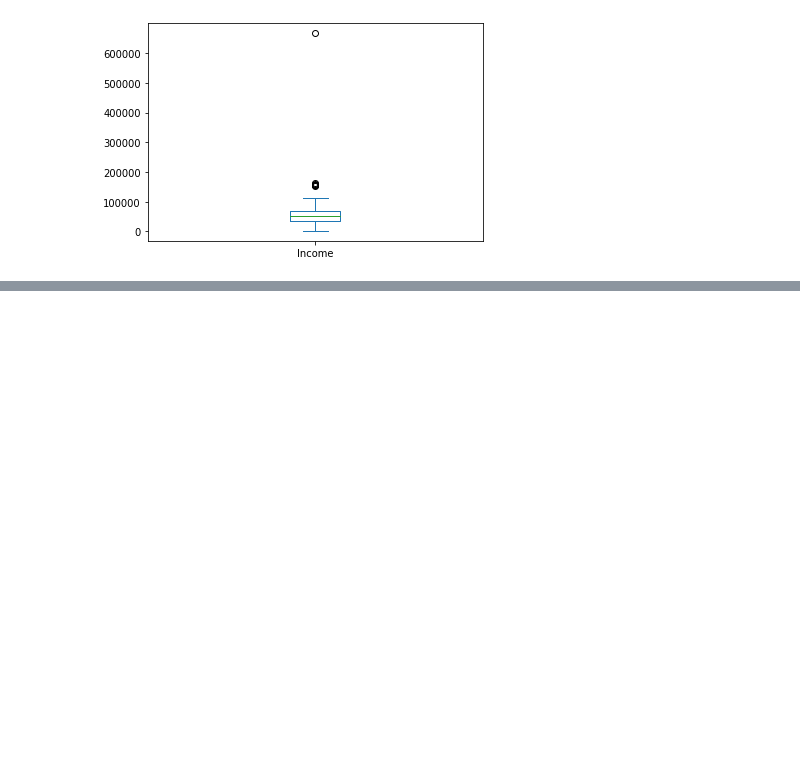
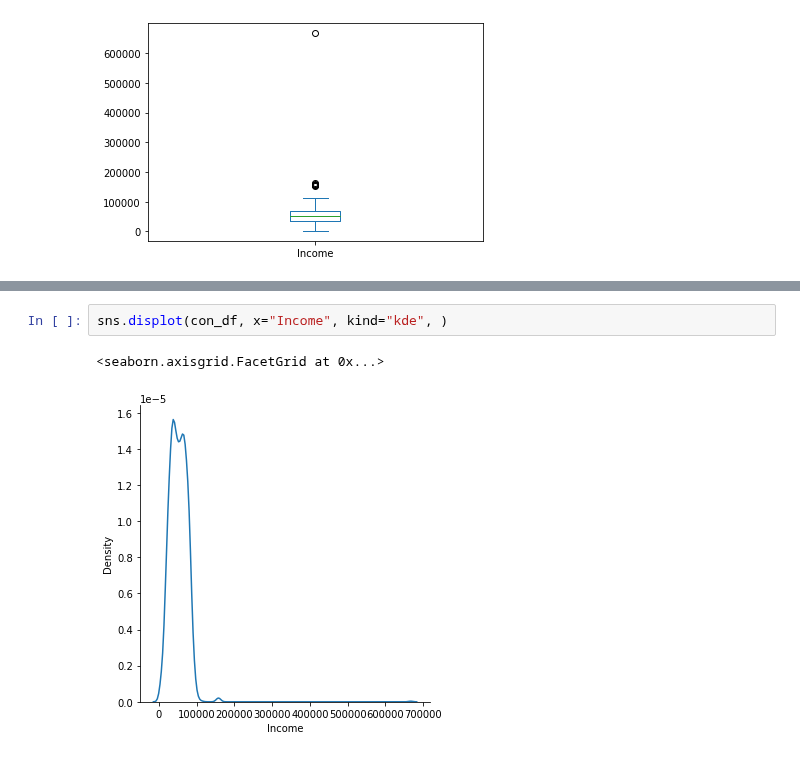
Before and after one commit to AkhilVinayakp/machine_Learning_Algorithms_python, a Jupyter notebook: Data_Analytics/eda/univariate.ipynb, the cells around one changed output, grey strips where cells are left out. Drawn from its saved outputs; the diff is of its cells as text; blank space fills up the shorter version.

```diff
--- a/Data_Analytics/eda/univariate.ipynb
+++ b/Data_Analytics/eda/univariate.ipynb
@@ -107,0 +170,5 @@ ax.set_ylabel("Income in dollers")
+# %%
+sns.displot(con_df, x="Income", kind="kde", )
+# %% [output]
+<seaborn.axisgrid.FacetGrid at 0x...>
+[figure, added]
```
Also changed, not shown: parts of 12 cells of this notebook, 4 other files.
